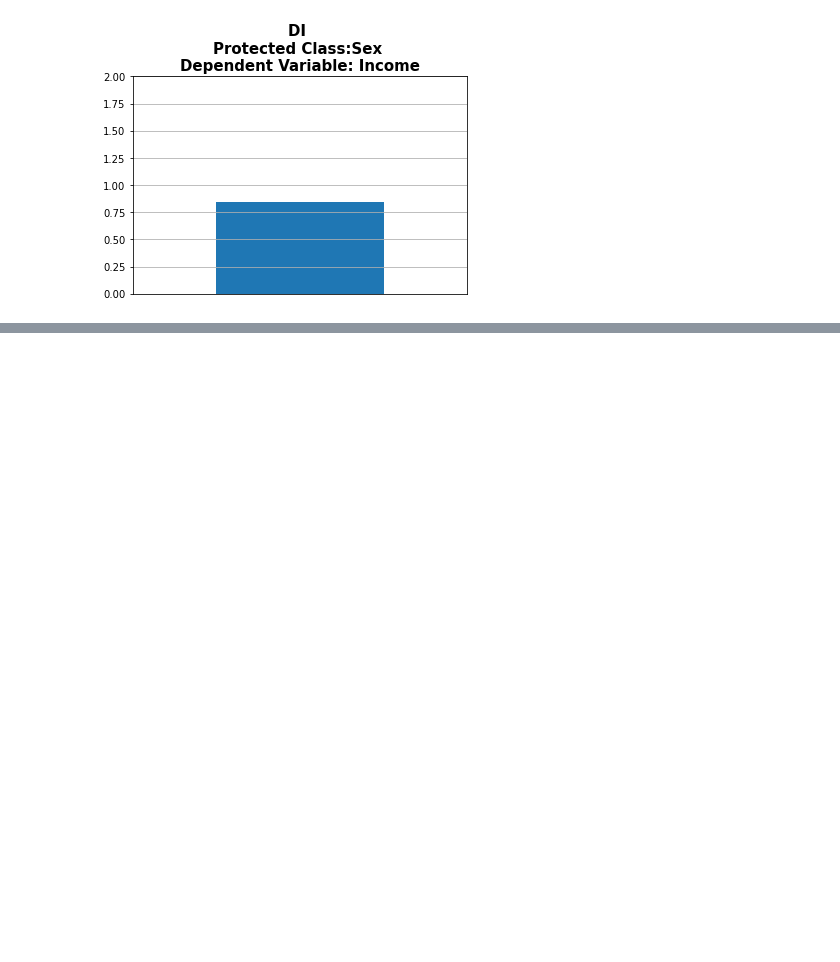
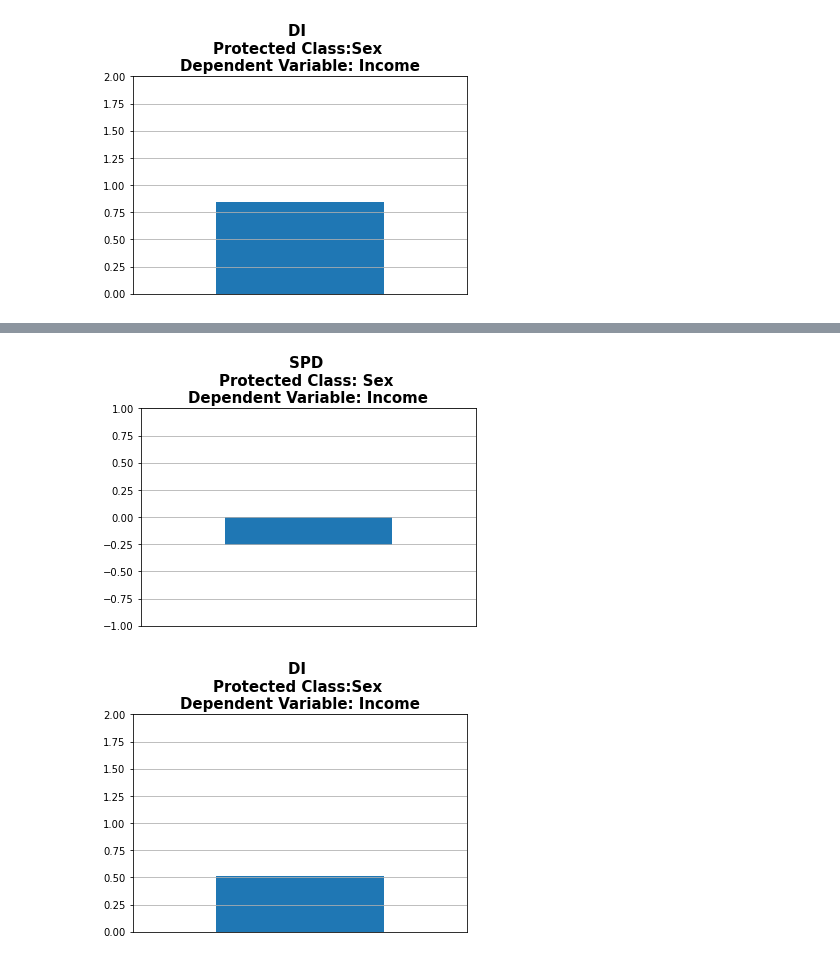
Before and after one commit to rahalrsh/adult-income-project, a Jupyter notebook: adult-income.ipynb, the cells around one changed output, grey strips where cells are left out. Drawn from its saved outputs; the diff is of its cells as text; code cells hidden in the pictures; blank space fills up the shorter version.

Commit message:
graphs for before and after predict

```diff
--- a/adult-income.ipynb
+++ b/adult-income.ipynb
@@ -980,0 +988,19 @@ draw_sdp(
+# %%
+# 4.5 Sex/Income - Without Transformation - Predictions
+
+draw_sdp(
+    x=1,
+    y=-0.2602492877242923,
+    title="SPD \nProtected Class: Sex \nDependent Variable: Income"
+)
+
+draw_sdp(
+    x=1,
+    y=0.5122642800223851,
+    xlim=(0, 2),
+    ylim=(0, 2),
+    title="DI \nProtected Class:Sex \nDependent Variable: Income"
+)
+# %% [output]
+[figure, added]
+[figure, added]
```
Also changed, not shown: parts of 4 cells of this notebook.
